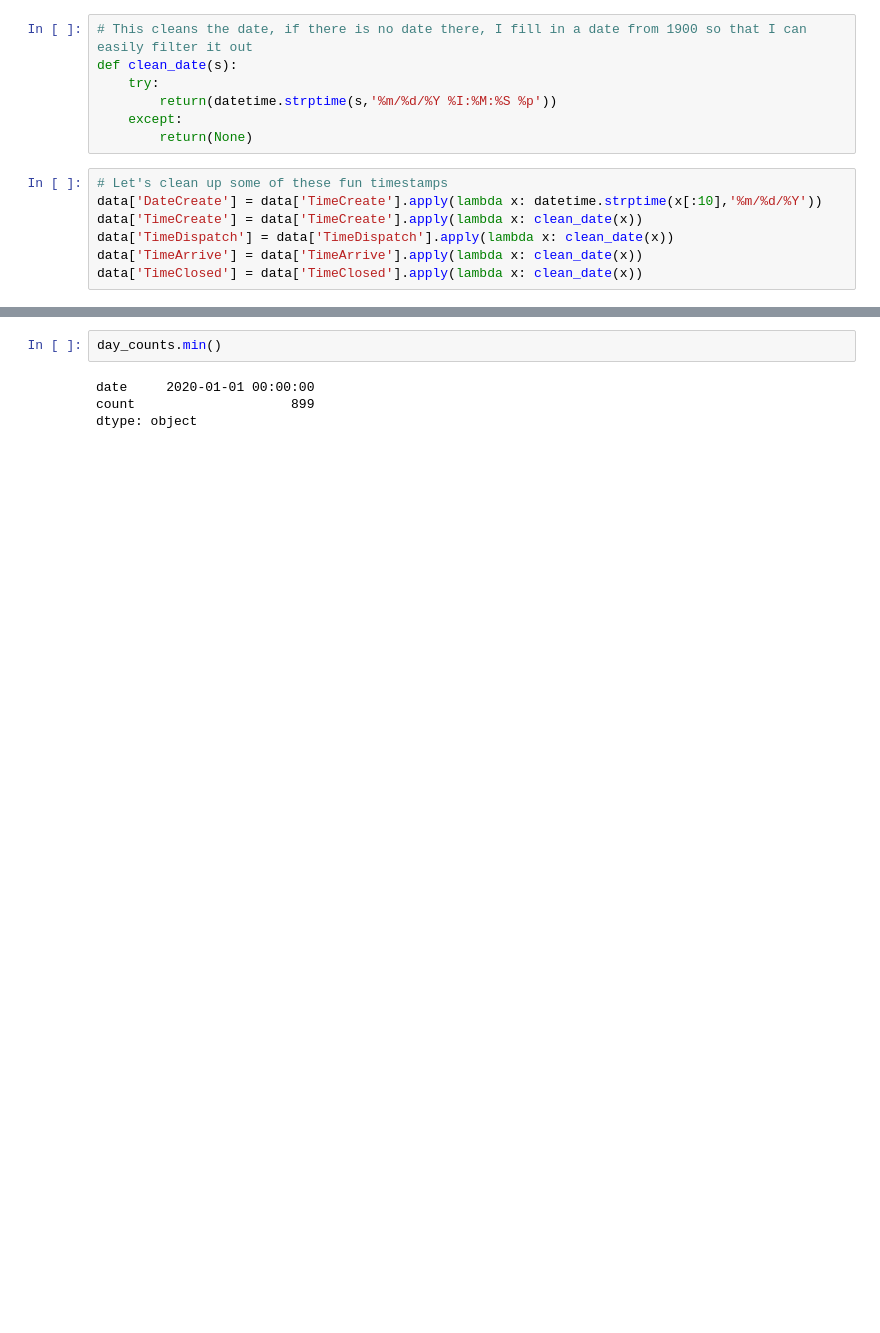
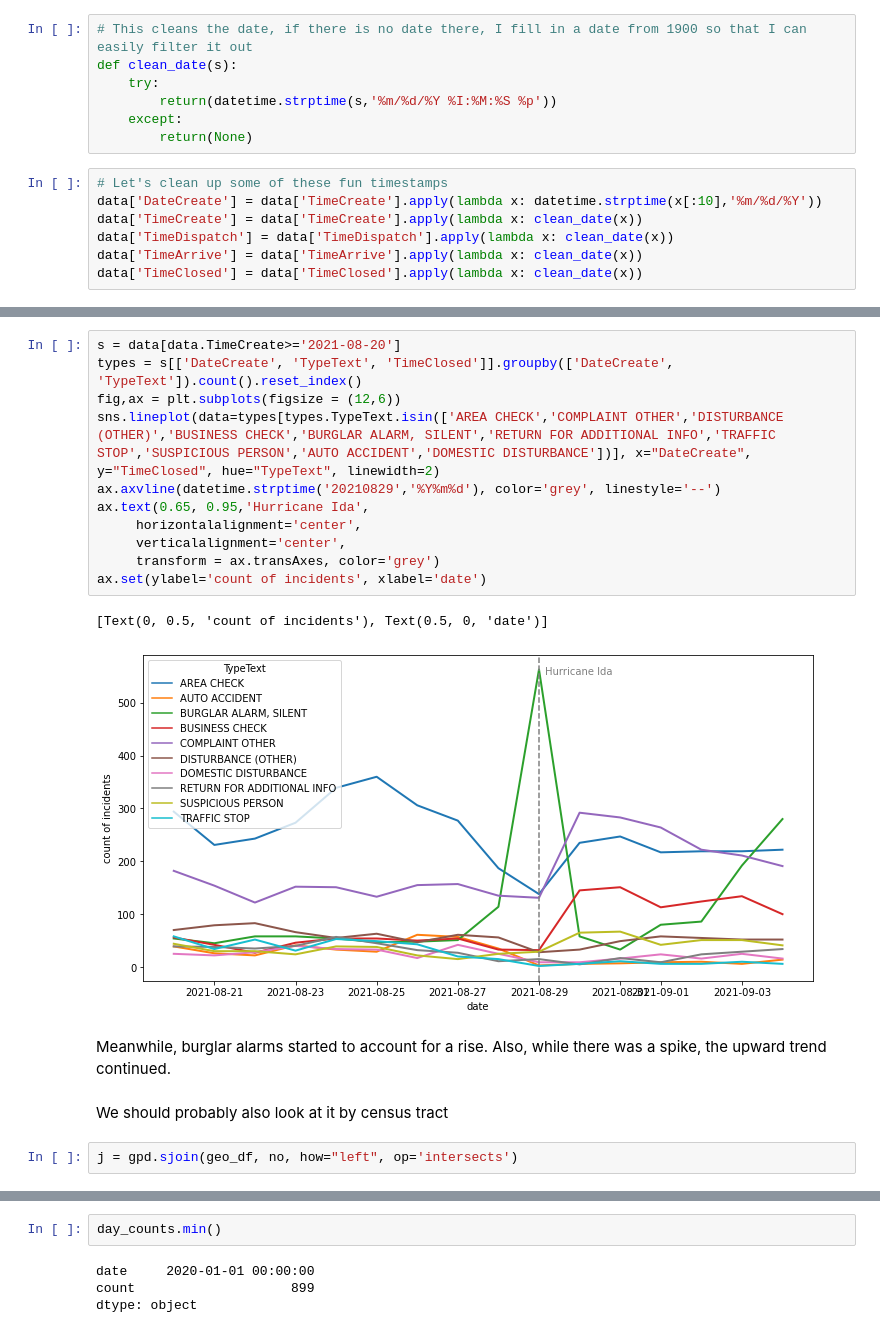
Before and after one commit to bmbejcek/nola, a Jupyter notebook: notebooks/3. Hurricane Ida Analysis.ipynb, the cells around one changed output, grey strips where cells are left out. Cells and saved outputs as stored; diff of their text form; blank space fills up the shorter version.

```diff
--- a/notebooks/3. Hurricane Ida Analysis.ipynb
+++ b/notebooks/3. Hurricane Ida Analysis.ipynb
@@ -75,0 +171,20 @@ day_counts
+# %%
+s = data[data.TimeCreate>='2021-08-20']
+types = s[['DateCreate', 'TypeText', 'TimeClosed']].groupby(['DateCreate', 'TypeText']).count().reset_index()
+fig,ax = plt.subplots(figsize = (12,6))
+sns.lineplot(data=types[types.TypeText.isin(['AREA CHECK','COMPLAINT OTHER','DISTURBANCE (OTHER)','BUSINESS CHECK','BURGLAR ALARM, SILENT','RETURN FOR ADDITIONAL INFO','TRAFFIC STOP','SUSPICIOUS PERSON','AUTO ACCIDENT','DOMESTIC DISTURBANCE'])], x="DateCreate", y="TimeClosed", hue="TypeText", linewidth=2)
+ax.axvline(datetime.strptime('20210829','%Y%m%d'), color='grey', linestyle='--')
+ax.text(0.65, 0.95,'Hurricane Ida',
+     horizontalalignment='center',
+     verticalalignment='center',
+     transform = ax.transAxes, color='grey')
+ax.set(ylabel='count of incidents', xlabel='date')
+# %% [output]
+[Text(0, 0.5, 'count of incidents'), Text(0.5, 0, 'date')]
+[figure, added]
+# %% [markdown]
+Meanwhile, burglar alarms started to account for a rise. Also, while there was a spike, the upward trend continued.
+# %% [markdown]
+We should probably also look at it by census tract
+# %%
+j = gpd.sjoin(geo_df, no, how="left", op='intersects')
```
Also changed, not shown: parts of 30 cells of this notebook, 2 other files.
